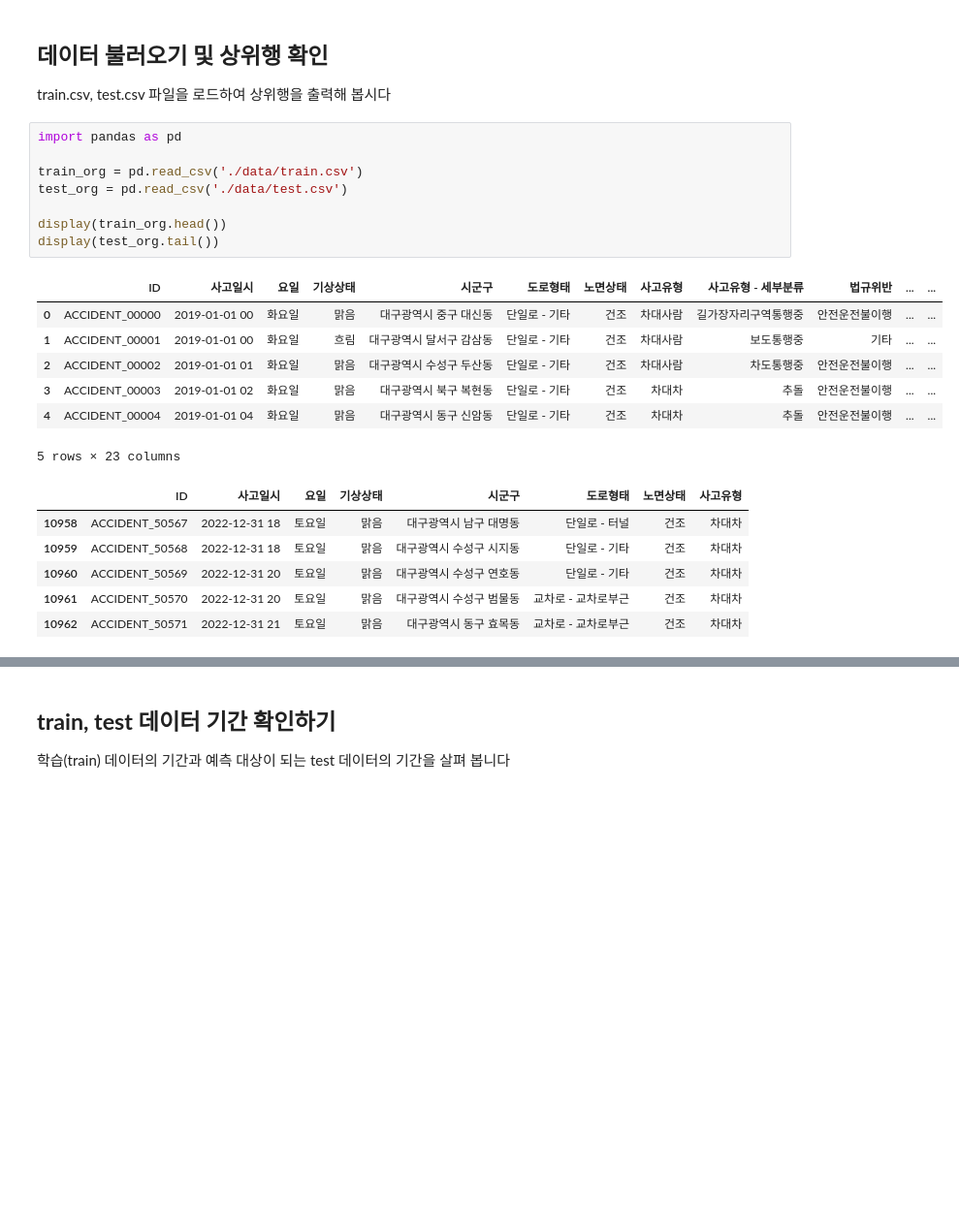
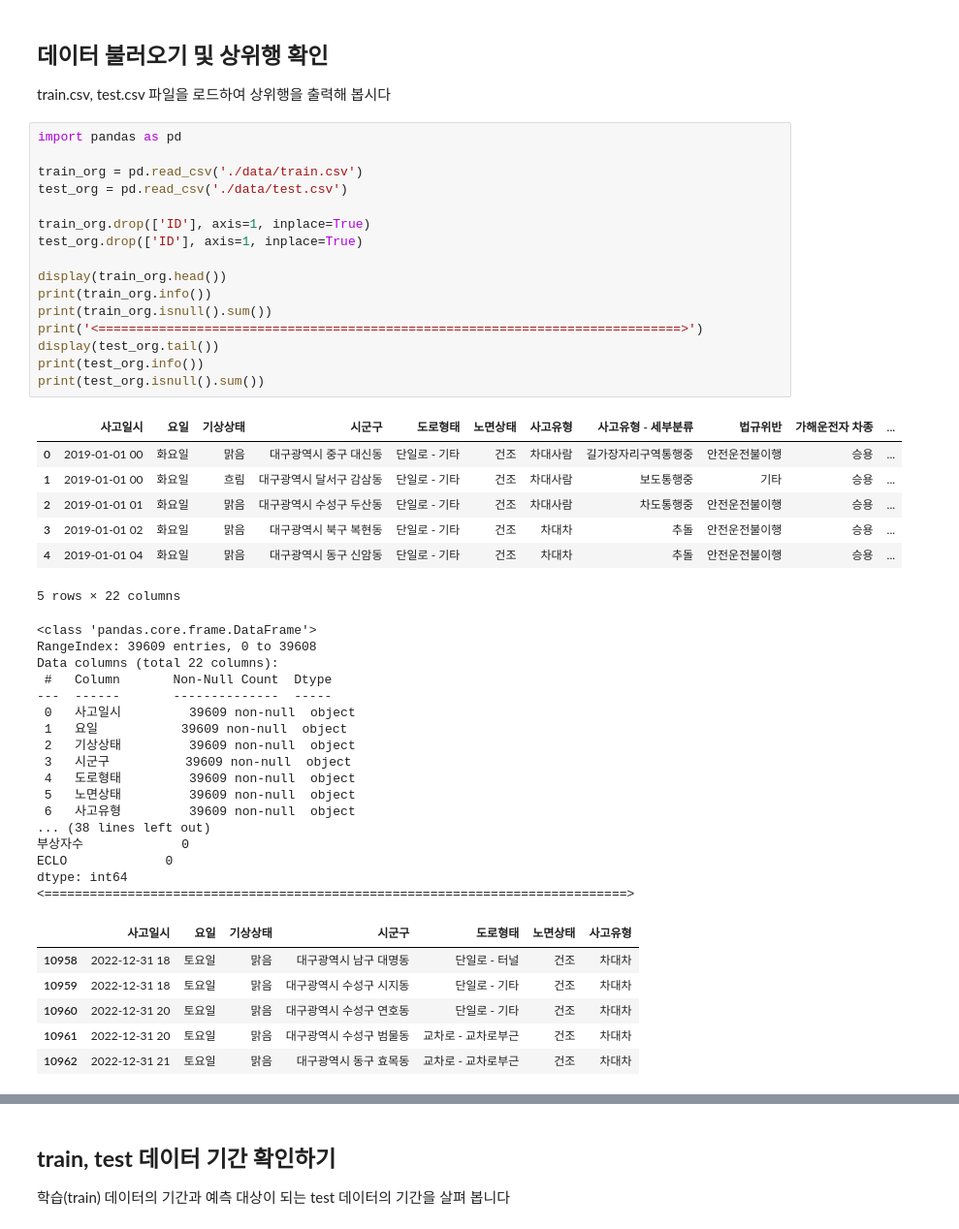
Before and after one commit to lhshs/Contest, a Jupyter notebook: 2311_Dacon_Daegu/baseline.ipynb, the cells around one changed output, grey strips where cells are left out. Shown at 97% size. Saved outputs shown, nothing was run; the diff lists cells and outputs as text; blank space fills up the shorter version.

```diff
--- a/2311_Dacon_Daegu/baseline.ipynb
+++ b/2311_Dacon_Daegu/baseline.ipynb
@@ -36,22 +33,47 @@ train.csv, test.csv 파일을 로드하여 상위행을 출력해 봅시다
 # %%
 import pandas as pd
 
 train_org = pd.read_csv('./data/train.csv')
 test_org = pd.read_csv('./data/test.csv')
 
+train_org.drop(['ID'], axis=1, inplace=True)
+test_org.drop(['ID'], axis=1, inplace=True)
+
 display(train_org.head())
+print(train_org.info())
+print(train_org.isnull().sum())
+print('<=============================================================================>')
 display(test_org.tail())
+print(test_org.info())
+print(test_org.isnull().sum())
 # %% [output]
-|  | ID | 사고일시 | 요일 | 기상상태 | 시군구 | 도로형태 | 노면상태 | 사고유형 | 사고유형 - 세부분류 | 법규위반 | ... | ... |
-| 0 | ACCIDENT_00000 | 2019-01-01 00 | 화요일 | 맑음 | 대구광역시 중구 대신동 | 단일로 - 기타 | 건조 | 차대사람 | 길가장자리구역통행중 | 안전운전불이행 | ... | ... |
-| 1 | ACCIDENT_00001 | 2019-01-01 00 | 화요일 | 흐림 | 대구광역시 달서구 감삼동 | 단일로 - 기타 | 건조 | 차대사람 | 보도통행중 | 기타 | ... | ... |
-| 2 | ACCIDENT_00002 | 2019-01-01 01 | 화요일 | 맑음 | 대구광역시 수성구 두산동 | 단일로 - 기타 | 건조 | 차대사람 | 차도통행중 | 안전운전불이행 | ... | ... |
-| 3 | ACCIDENT_00003 | 2019-01-01 02 | 화요일 | 맑음 | 대구광역시 북구 복현동 | 단일로 - 기타 | 건조 | 차대차 | 추돌 | 안전운전불이행 | ... | ... |
-| 4 | ACCIDENT_00004 | 2019-01-01 04 | 화요일 | 맑음 | 대구광역시 동구 신암동 | 단일로 - 기타 | 건조 | 차대차 | 추돌 | 안전운전불이행 | ... | ... |
+|  | 사고일시 | 요일 | 기상상태 | 시군구 | 도로형태 | 노면상태 | 사고유형 | 사고유형 - 세부분류 | 법규위반 | 가해운전자 차종 | ... |
+| 0 | 2019-01-01 00 | 화요일 | 맑음 | 대구광역시 중구 대신동 | 단일로 - 기타 | 건조 | 차대사람 | 길가장자리구역통행중 | 안전운전불이행 | 승용 | ... |
+| 1 | 2019-01-01 00 | 화요일 | 흐림 | 대구광역시 달서구 감삼동 | 단일로 - 기타 | 건조 | 차대사람 | 보도통행중 | 기타 | 승용 | ... |
+| 2 | 2019-01-01 01 | 화요일 | 맑음 | 대구광역시 수성구 두산동 | 단일로 - 기타 | 건조 | 차대사람 | 차도통행중 | 안전운전불이행 | 승용 | ... |
+| 3 | 2019-01-01 02 | 화요일 | 맑음 | 대구광역시 북구 복현동 | 단일로 - 기타 | 건조 | 차대차 | 추돌 | 안전운전불이행 | 승용 | ... |
+| 4 | 2019-01-01 04 | 화요일 | 맑음 | 대구광역시 동구 신암동 | 단일로 - 기타 | 건조 | 차대차 | 추돌 | 안전운전불이행 | 승용 | ... |
-5 rows × 23 columns
+5 rows × 22 columns
+<class 'pandas.core.frame.DataFrame'>
+RangeIndex: 39609 entries, 0 to 39608
+Data columns (total 22 columns):
+ #   Column       Non-Null Count  Dtype
+---  ------       --------------  -----
+ 0   사고일시         39609 non-null  object
+ 1   요일           39609 non-null  object
+ 2   기상상태         39609 non-null  object
+ 3   시군구          39609 non-null  object
+ 4   도로형태         39609 non-null  object
+ 5   노면상태         39609 non-null  object
+ 6   사고유형         39609 non-null  object
+... (38 lines left out)
+부상자수             0
+ECLO             0
+dtype: int64
+<=============================================================================>
-|  | ID | 사고일시 | 요일 | 기상상태 | 시군구 | 도로형태 | 노면상태 | 사고유형 |
-| 10958 | ACCIDENT_50567 | 2022-12-31 18 | 토요일 | 맑음 | 대구광역시 남구 대명동 | 단일로 - 터널 | 건조 | 차대차 |
-| 10959 | ACCIDENT_50568 | 2022-12-31 18 | 토요일 | 맑음 | 대구광역시 수성구 시지동 | 단일로 - 기타 | 건조 | 차대차 |
-| 10960 | ACCIDENT_50569 | 2022-12-31 20 | 토요일 | 맑음 | 대구광역시 수성구 연호동 | 단일로 - 기타 | 건조 | 차대차 |
-| 10961 | ACCIDENT_50570 | 2022-12-31 20 | 토요일 | 맑음 | 대구광역시 수성구 범물동 | 교차로 - 교차로부근 | 건조 | 차대차 |
-| 10962 | ACCIDENT_50571 | 2022-12-31 21 | 토요일 | 맑음 | 대구광역시 동구 효목동 | 교차로 - 교차로부근 | 건조 | 차대차 |
+|  | 사고일시 | 요일 | 기상상태 | 시군구 | 도로형태 | 노면상태 | 사고유형 |
+| 10958 | 2022-12-31 18 | 토요일 | 맑음 | 대구광역시 남구 대명동 | 단일로 - 터널 | 건조 | 차대차 |
+| 10959 | 2022-12-31 18 | 토요일 | 맑음 | 대구광역시 수성구 시지동 | 단일로 - 기타 | 건조 | 차대차 |
+| 10960 | 2022-12-31 20 | 토요일 | 맑음 | 대구광역시 수성구 연호동 | 단일로 - 기타 | 건조 | 차대차 |
+| 10961 | 2022-12-31 20 | 토요일 | 맑음 | 대구광역시 수성구 범물동 | 교차로 - 교차로부근 | 건조 | 차대차 |
+| 10962 | 2022-12-31 21 | 토요일 | 맑음 | 대구광역시 동구 효목동 | 교차로 - 교차로부근 | 건조 | 차대차 |
```
Also changed, not shown: parts of 20 cells of this notebook, 3 other files.
